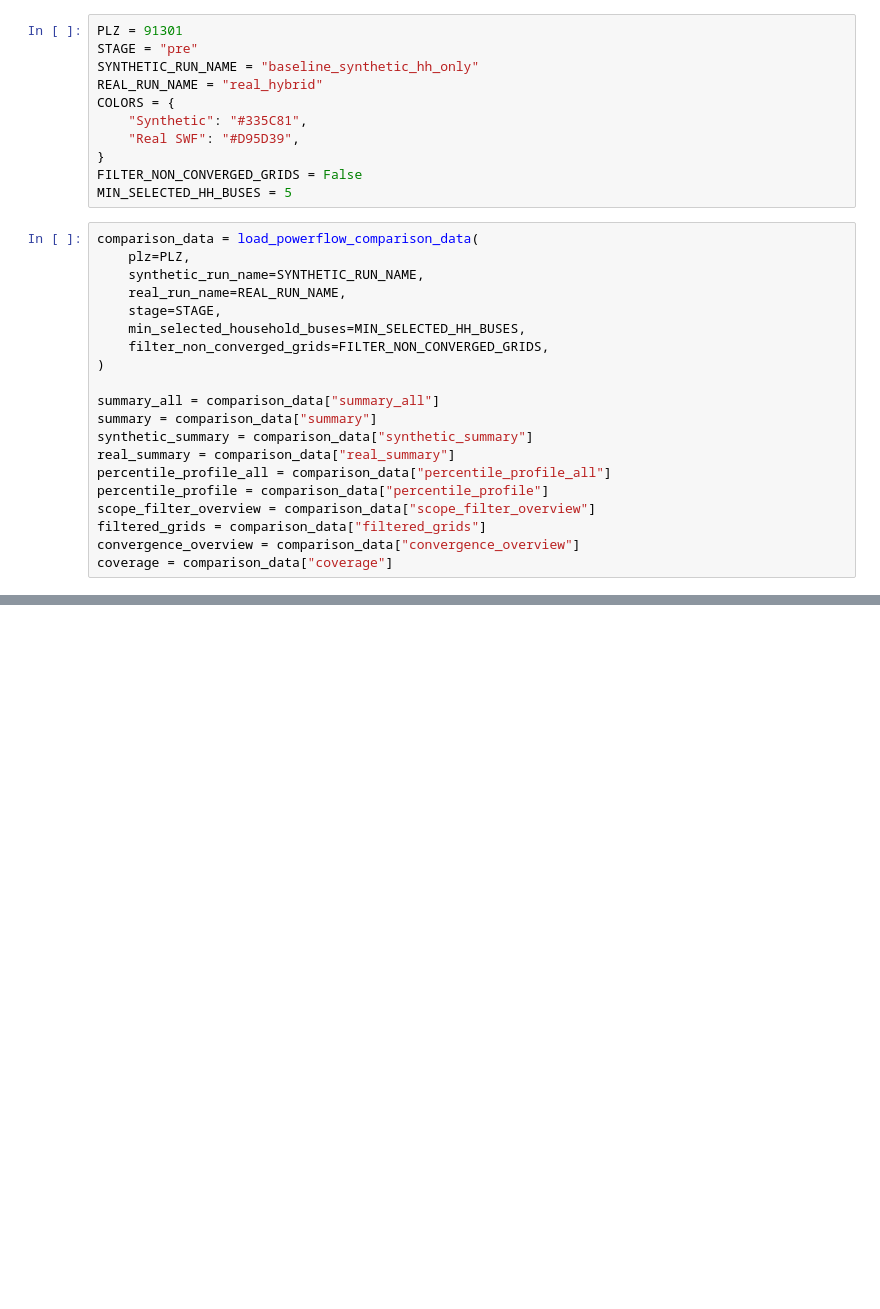
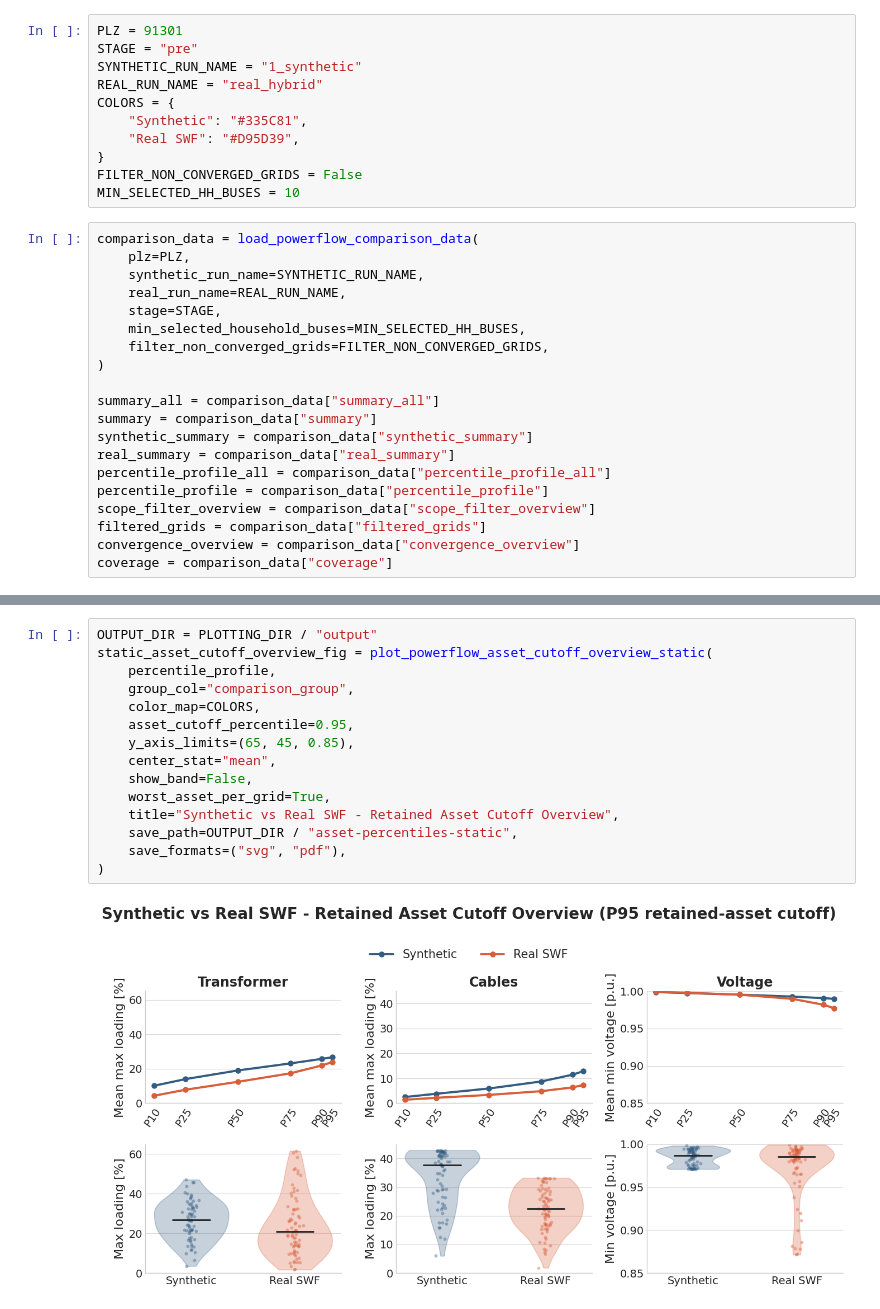
Before and after one commit to tum-ens/SurroGrid, a Jupyter notebook: GridExpand/5.postprocessing/plotting/asset_powerflow_comparison.ipynb, the cells around one changed output, grey strips where cells are left out. Saved outputs shown, nothing was run; the diff lists cells and outputs as text; blank space fills up the shorter version.

Commit message:
Update plotting

```diff
--- a/GridExpand/5.postprocessing/plotting/asset_powerflow_comparison.ipynb
+++ b/GridExpand/5.postprocessing/plotting/asset_powerflow_comparison.ipynb
@@ -22,14 +26,14 @@ from powerflow_plotting import (
 # %%
 PLZ = 91301
 STAGE = "pre"
-SYNTHETIC_RUN_NAME = "baseline_synthetic_hh_only"
+SYNTHETIC_RUN_NAME = "1_synthetic"
 REAL_RUN_NAME = "real_hybrid"
 COLORS = {
     "Synthetic": "#335C81",
     "Real SWF": "#D95D39",
 }
 FILTER_NON_CONVERGED_GRIDS = False
-MIN_SELECTED_HH_BUSES = 5
+MIN_SELECTED_HH_BUSES = 10
 # %%
 comparison_data = load_powerflow_comparison_data(
     plz=PLZ,
@@ -66,0 +108,17 @@ asset_cutoff_overview_fig = plot_powerflow_asset_cutoff_overview(
+# %%
+OUTPUT_DIR = PLOTTING_DIR / "output"
+static_asset_cutoff_overview_fig = plot_powerflow_asset_cutoff_overview_static(
+    percentile_profile,
+    group_col="comparison_group",
+    color_map=COLORS,
+    asset_cutoff_percentile=0.95,
+    y_axis_limits=(65, 45, 0.85),
+    center_stat="mean",
+    show_band=False,
+    worst_asset_per_grid=True,
+    title="Synthetic vs Real SWF - Retained Asset Cutoff Overview",
+    save_path=OUTPUT_DIR / "asset-percentiles-static",
+    save_formats=("svg", "pdf"),
+)
+# %% [output]
+[figure, added]
```
Also changed, not shown: parts of 5 cells of this notebook, 4 other files.
